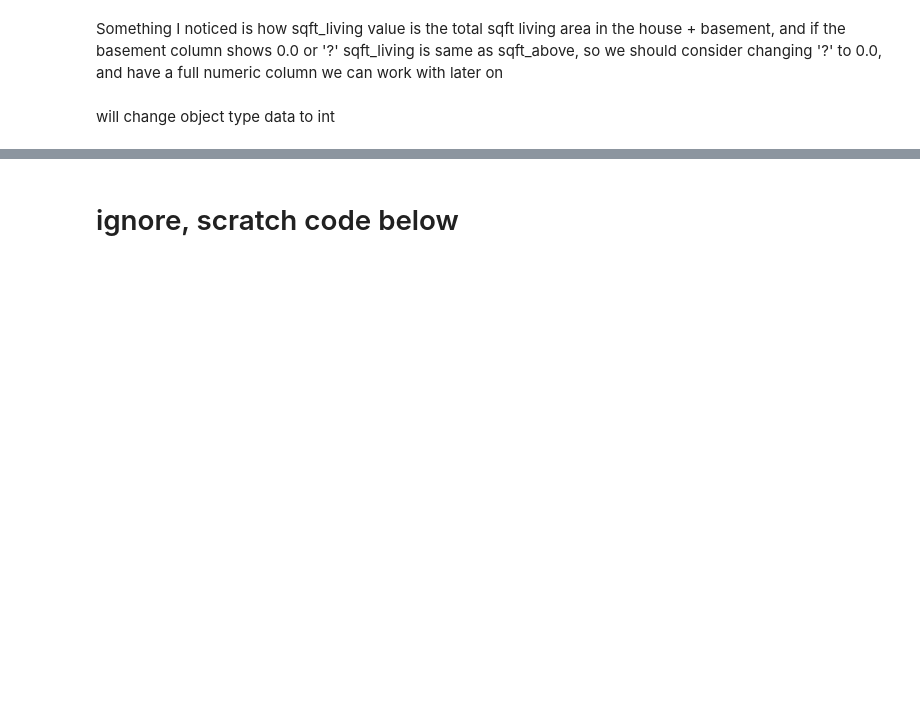
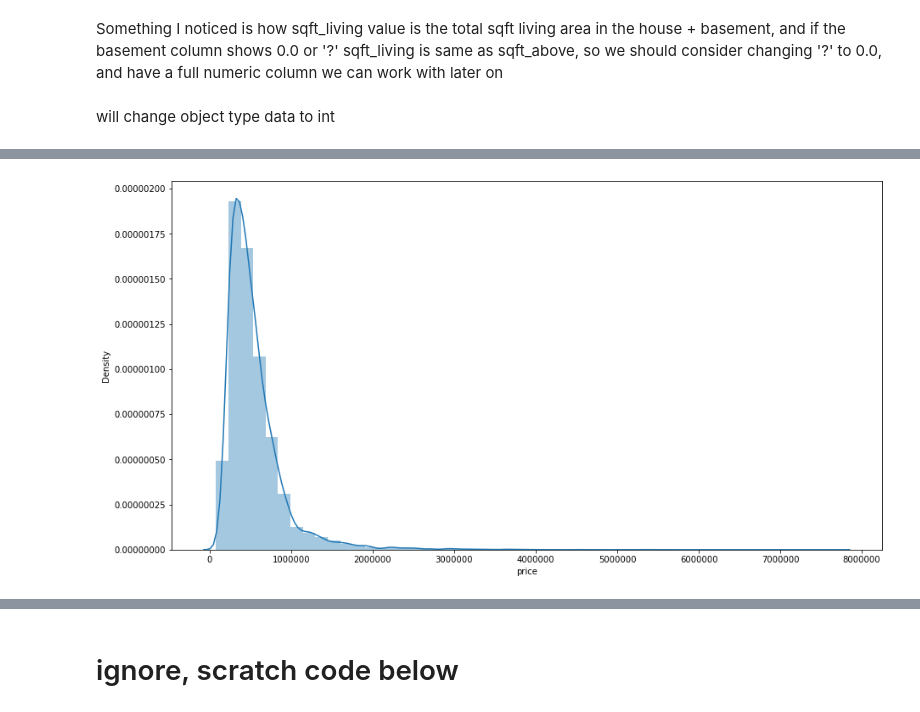
Before and after one commit to DrewFHolcombe/Housing-Sales-Analysis, a Jupyter notebook: Scratch Code/juan.ipynb, the cells around one changed output, grey strips where cells are left out. Drawn from its saved outputs; the diff is of its cells as text; code cells hidden in the pictures; blank space fills up the shorter version.

```diff
--- a/Scratch Code/juan.ipynb
+++ b/Scratch Code/juan.ipynb
@@ -337,0 +474,6 @@ df['sqft_basement'] = df['sqft_basement'].astype(int)
+# %%
+plt.figure(figsize=(15,8))
+sns.distplot(df['price'])
+plt.ticklabel_format(style='plain');
+# %% [output]
+[figure, added]
```
Also changed, not shown: parts of 70 cells of this notebook, 1 other file.
